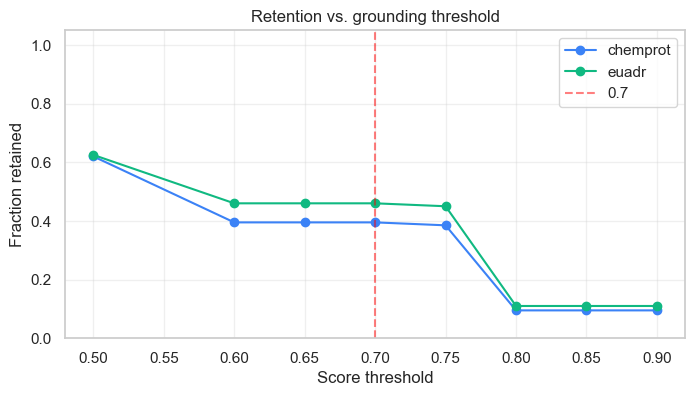
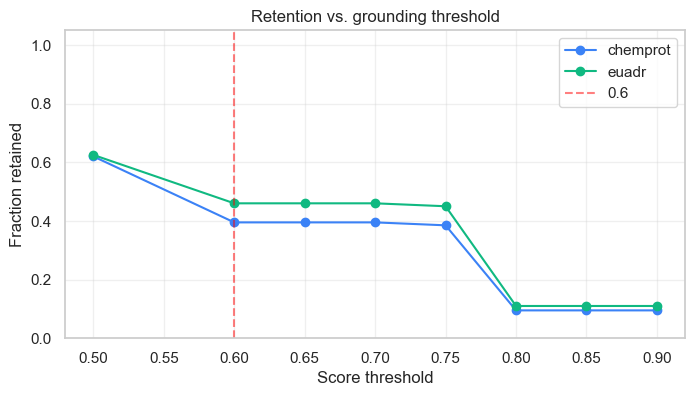
Code edit (unified diff) that turned the first committed figure into the second:
--- before
+++ after
@@ -3,5 +3,5 @@
     s = sweep_df[sweep_df.dataset == ds]
     plt.plot(s["threshold"], s["kept_pct"], marker="o", label=ds, color=color)
-plt.axvline(0.7, color="red", linestyle="--", alpha=0.5, label="0.7")
+plt.axvline(0.6, color="red", linestyle="--", alpha=0.5, label="0.6")
 plt.xlabel("Score threshold")
 plt.ylabel("Fraction retained")

Commit: Report updates